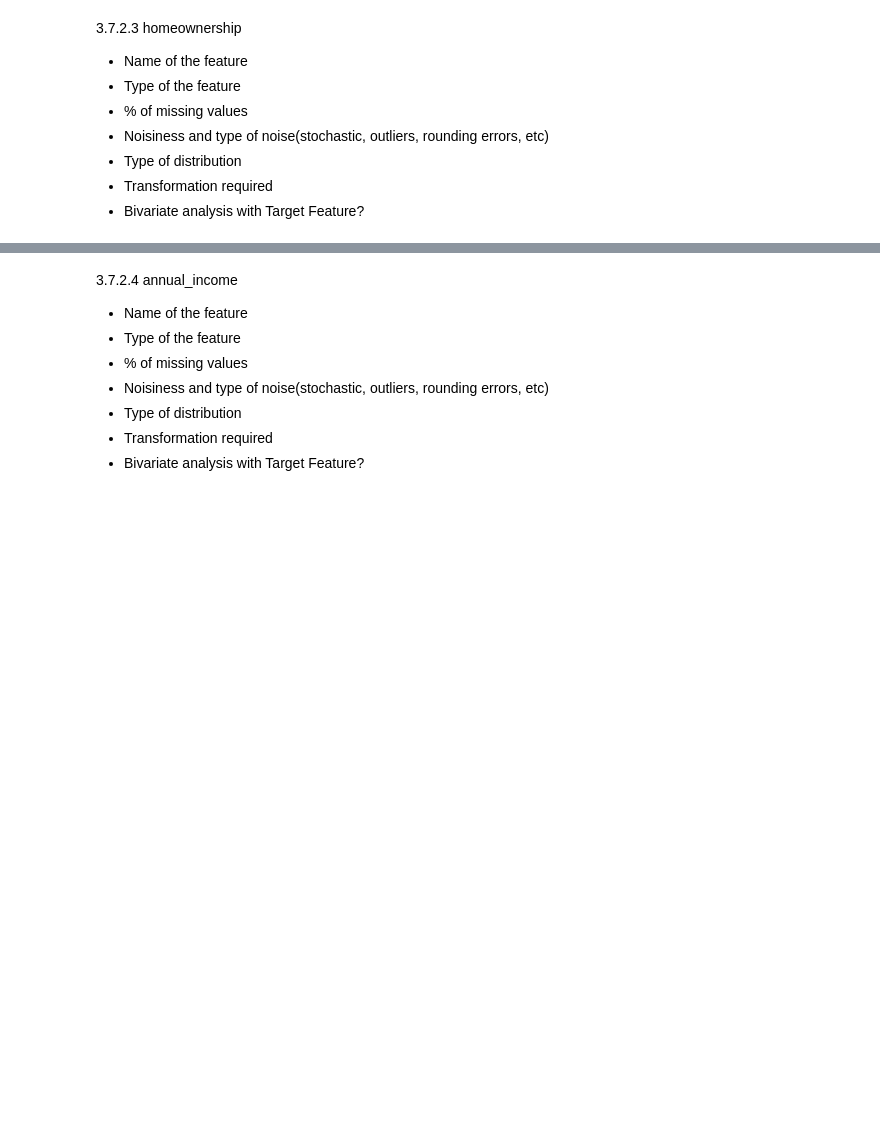
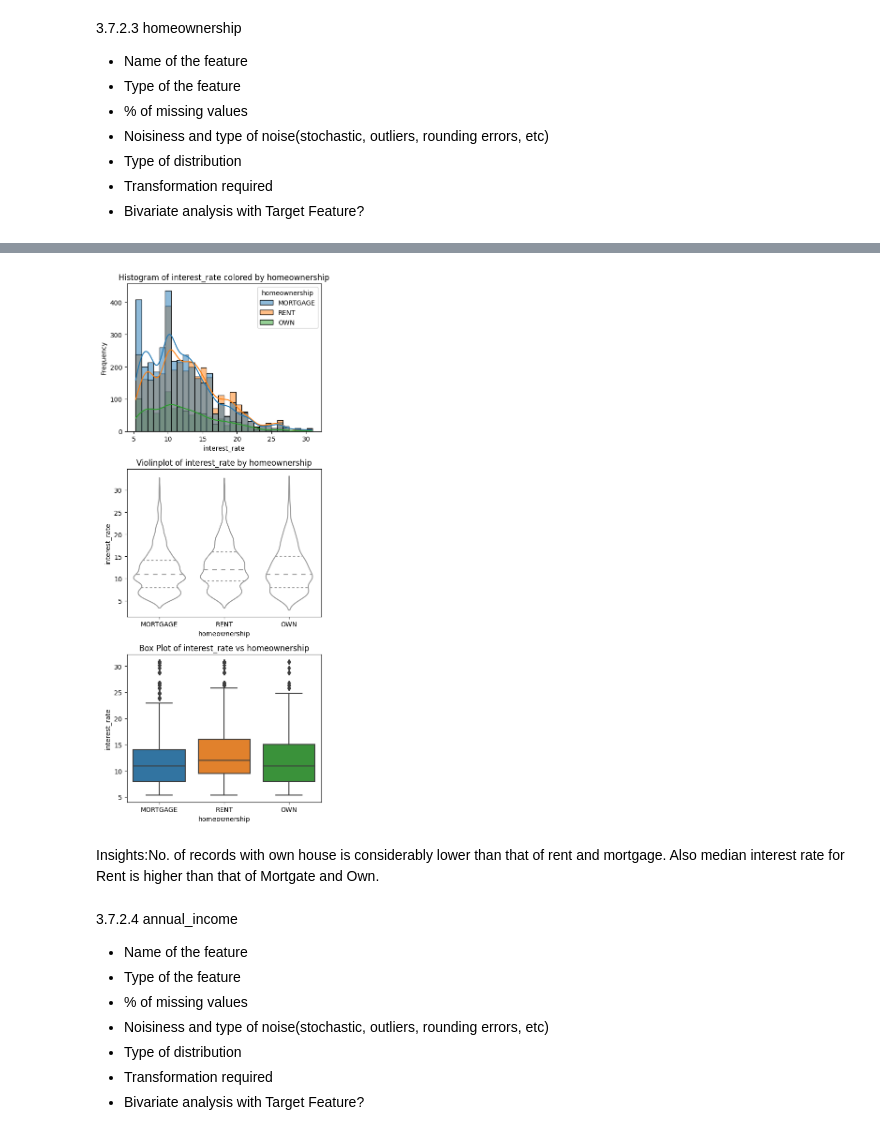
Before and after one commit to RohitDas92/Loan_Interest_Rate_Prediction, a Jupyter notebook: Code/1_EDA.ipynb, the cells around one changed output, grey strips where cells are left out. Cells and saved outputs as stored; diff of their text form; code cells hidden in the pictures; blank space fills up the shorter version.

```diff
--- a/Code/1_EDA.ipynb
+++ b/Code/1_EDA.ipynb
@@ -489,7 +489,7 @@ def bivariate_analysis_num_cat(df, num_feature, cat_feature):
 
     # Create a figure with 3 rows and 1 column for subplots (adjusted height)
     fig, axs = plt.subplots(3, 1, figsize=(5, 12))  # Increase height to avoid overlapping plots
-
+    cat_labels = df[cat_feature].unique()
     # Visualize the distribution of the numerical feature colored by the categorical feature using a histogram
     sns.histplot(
         data=df,  # Data source for the histogram
@@ -515,6 +515,7 @@ def bivariate_analysis_num_cat(df, num_feature, cat_feature):
     )
     axs[1].set_title(f'Violinplot of {num_feature} by {cat_feature}')  # Set subplot title
     axs[1].set_xlabel(f'{cat_feature}')  # Set x-axis label
+    sns.despine(bottom=True, left=True, ax=axs[1])  # Remove bottom and left spines
     axs[1].set_ylabel(f'{num_feature}')  # Set y-axis label
 
     # Visualize the distribution of the numerical feature across categories using a box plot
@@ -525,6 +526,7 @@ def bivariate_analysis_num_cat(df, num_feature, cat_feature):
         ax=axs[2]  # Assign plot to the third subplot
     )
     axs[2].set_title(f'Box Plot of {num_feature} vs {cat_feature}')  # Set subplot title
+    sns.despine(bottom=True, left=True, ax=axs[2])  # Remove bottom and left spines
 
     plt.tight_layout()  # Adjust spacing between subplots for better readability
     plt.show()  # Display the plots
@@ -954,0 +985,6 @@ bivariate_analysis_num_cat(df,'interest_rate','state')
+# %%
+bivariate_analysis_num_cat(df,'interest_rate','homeownership')
+# %% [output]
+[figure, added]
+# %% [markdown]
+Insights:No. of records with own house is considerably lower than that of rent and mortgage. Also median interest rate for Rent is higher than that of Mortgate and Own.
```
Also changed, not shown: parts of 21 cells of this notebook, 2 other files.
